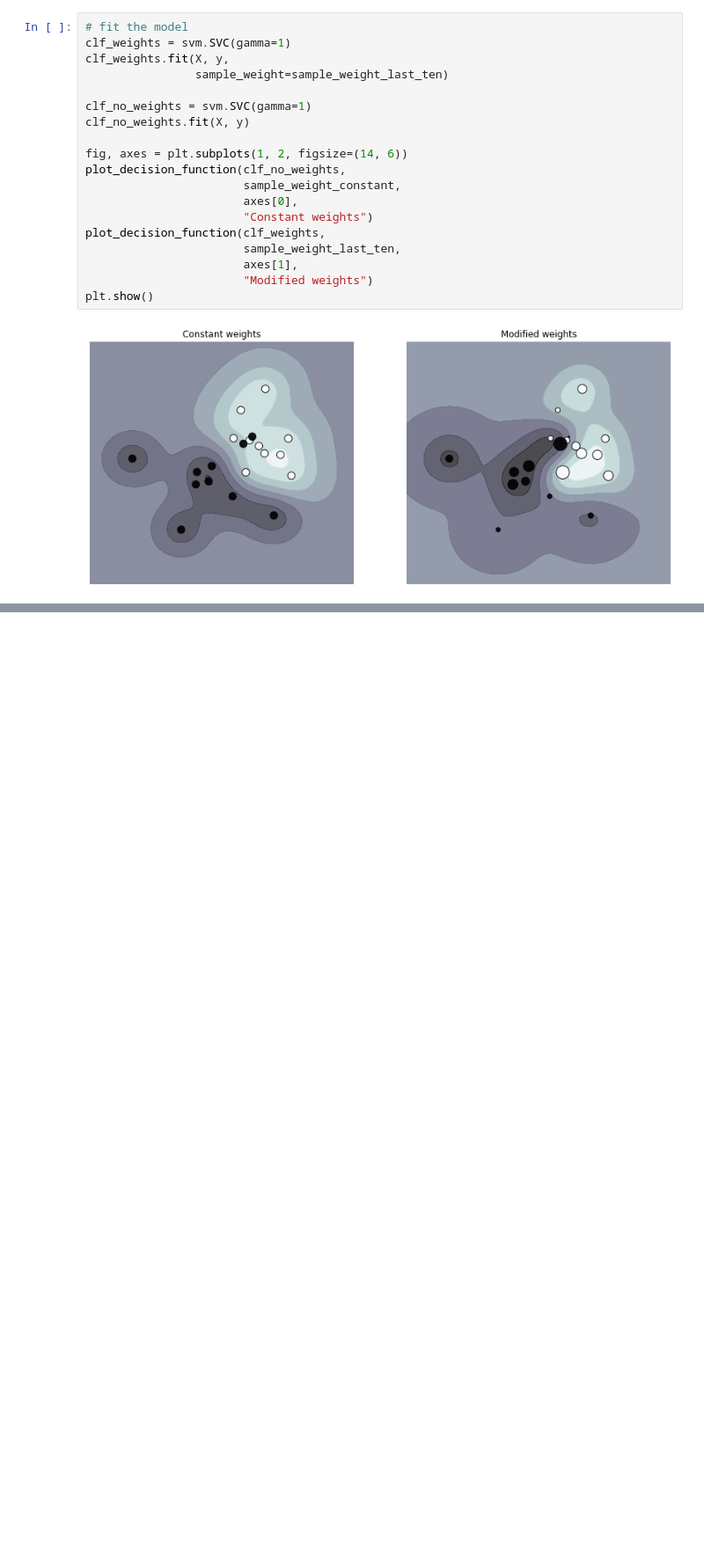
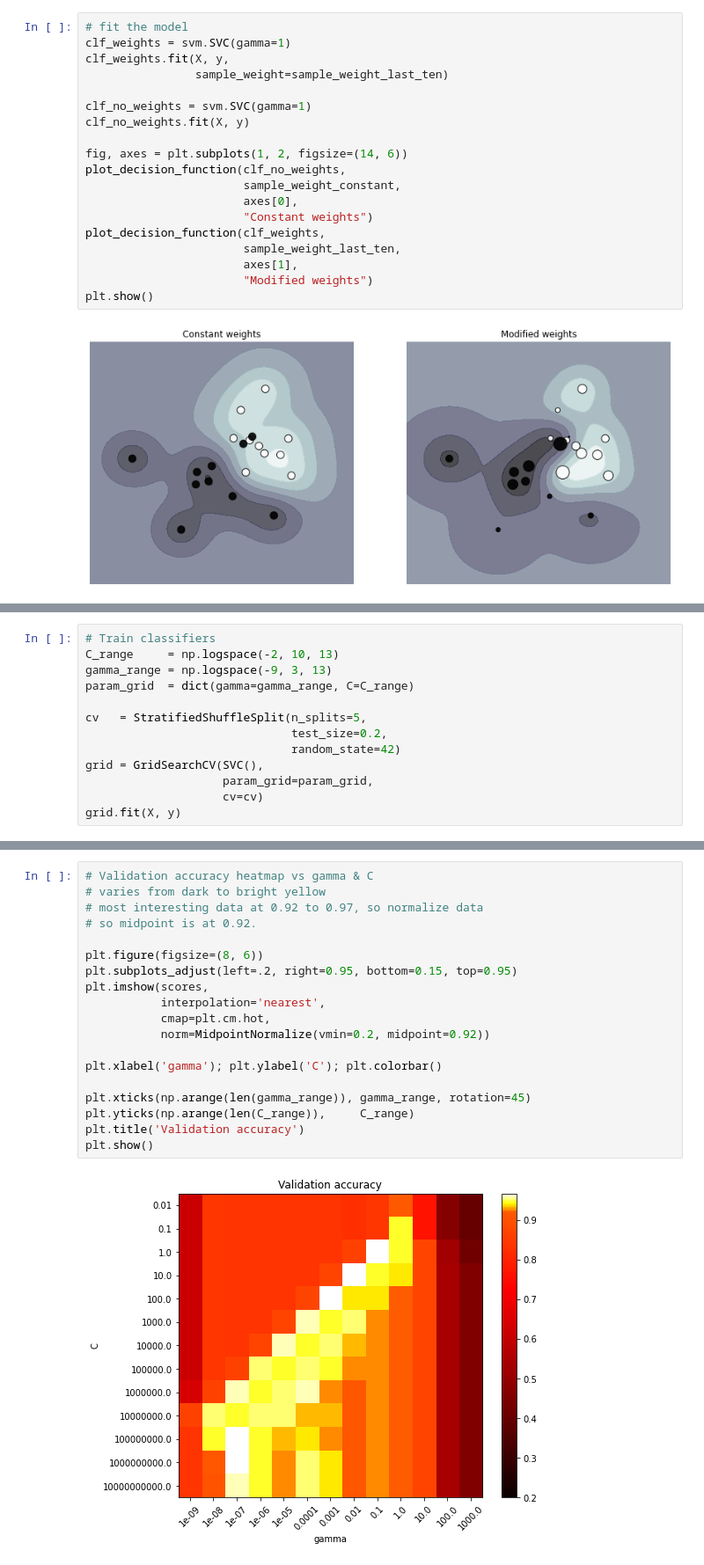
Before and after one commit to bjpcjp/scikit-learn, a Jupyter notebook: 05_support_vector_machines.ipynb, the cells around one changed output, grey strips where cells are left out. Shown at 88% size. Cells and saved outputs as stored; diff of their text form; blank space fills up the shorter version.

```diff
--- a/05_support_vector_machines.ipynb
+++ b/05_support_vector_machines.ipynb
@@ -332,0 +488,13 @@ plt.show()
+# %%
+# Train classifiers
+C_range     = np.logspace(-2, 10, 13)
+gamma_range = np.logspace(-9, 3, 13)
+param_grid  = dict(gamma=gamma_range, C=C_range)
+
+cv   = StratifiedShuffleSplit(n_splits=5,
+                              test_size=0.2,
+                              random_state=42)
+grid = GridSearchCV(SVC(),
+                    param_grid=param_grid,
+                    cv=cv)
+grid.fit(X, y)
@@ -332,0 +560,21 @@ plt.show()
+# %%
+# Validation accuracy heatmap vs gamma & C
+# varies from dark to bright yellow
+# most interesting data at 0.92 to 0.97, so normalize data
+# so midpoint is at 0.92.
+
+plt.figure(figsize=(8, 6))
+plt.subplots_adjust(left=.2, right=0.95, bottom=0.15, top=0.95)
+plt.imshow(scores,
+           interpolation='nearest',
+           cmap=plt.cm.hot,
+           norm=MidpointNormalize(vmin=0.2, midpoint=0.92))
+
+plt.xlabel('gamma'); plt.ylabel('C'); plt.colorbar()
+
+plt.xticks(np.arange(len(gamma_range)), gamma_range, rotation=45)
+plt.yticks(np.arange(len(C_range)),     C_range)
+plt.title('Validation accuracy')
+plt.show()
+# %% [output]
+[figure, added]
```
Also changed, not shown: parts of 20 cells of this notebook.
